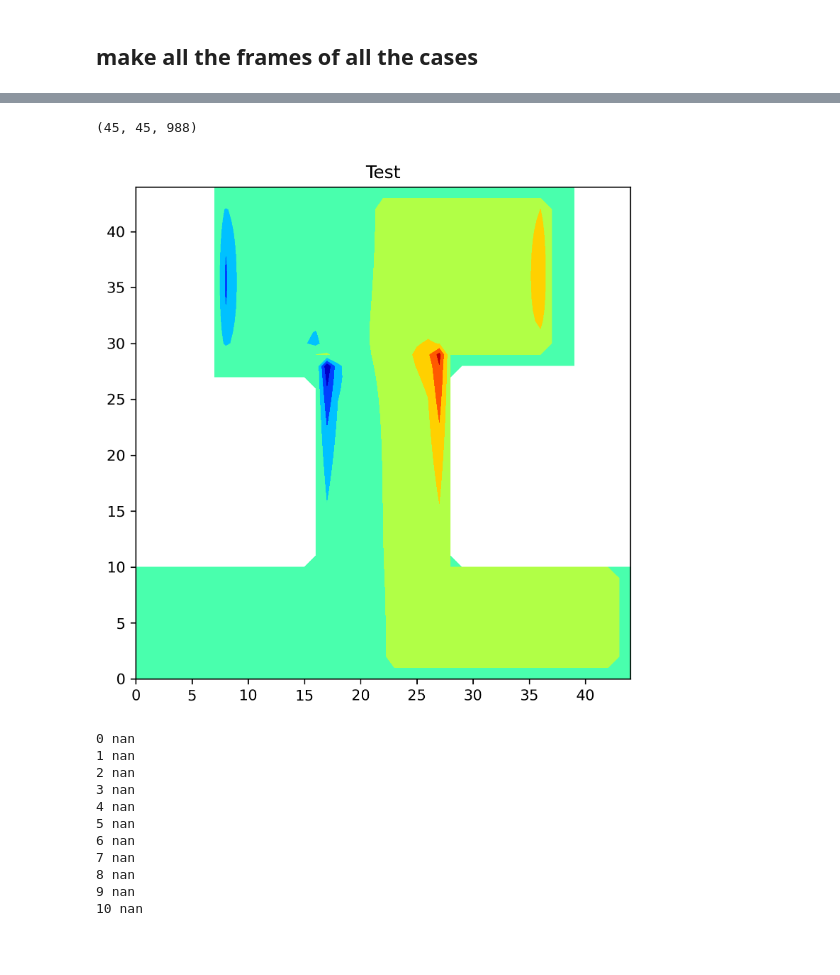
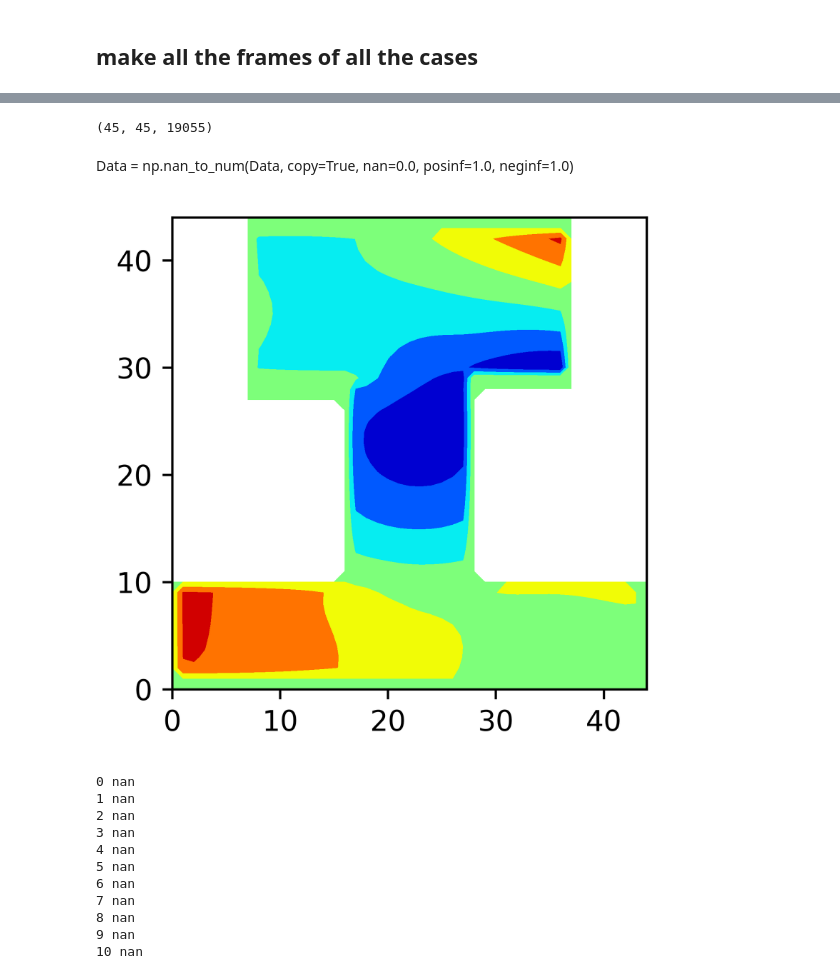
Before and after one commit to danchendrickson/3D_EFIT, a Jupyter notebook: MakeFingerPrintsFromPickles.ipynb, the cells around one changed output, grey strips where cells are left out. Cells and saved outputs as stored; diff of their text form; code cells hidden in the pictures; blank space fills up the shorter version.

Commit message:
Making cases for FP EFIT Paper

```diff
--- a/MakeFingerPrintsFromPickles.ipynb
+++ b/MakeFingerPrintsFromPickles.ipynb
@@ -60,9 +61,30 @@ else:
     asdfasdf
 # %% [markdown]
 ## Load data
+# %%
+Cases= [
+        'FlawTest1',
+        '20m10xTopHit',
+        'FlawTest0',
+        'FlawTest15a0',
+        'FlawTest15a1',
+        '20m10xTopHitForReal',
+        'BounceTest',
+        '20m10XRfRq',
+        'BounceTestBigger',
+        'ExtraBigTest',
+        '20m15xTopHit2',
+        'TestAbsorber' ,
+        '20m15xTopHit',
+        'TestAbsorberTies',
+        '20m15xLeftRub2',
+        'FlawRepeat',
+        'FlawRepeatRubbing',
+        'AlternateRubStandard'
+]
 # %%
-Case = 'BounceTestBigger'
-#Case = '20m10XRfRq'
+Case = Cases[17]
+
 
 CasesAtaTime = 2
 FilesAtTime = 5
@@ -146,4 +166,4 @@ for i in range(len(fileNames)):
 # %%
-fileIndex = 1
+fileIndex = 9
 # %%
 Data = getPreStrippedData(fileNames[fileIndex])
@@ -150,4 +177,6 @@ Data = getPreStrippedData(fileNames[fileIndex])
 # %%
 Data.shape
 # %% [output]
-(45, 45, 988)
+(45, 45, 19055)
+# %% [markdown]
+Data = np.nan_to_num(Data, copy=True, nan=0.0, posinf=1.0, neginf=1.0)
@@ -163,10 +193,10 @@ EMax = np.max(Data[xs:xe,:,ts:te])
 v = np.linspace(EMin, EMax, 30, endpoint=True)[0:20]
 # %%
-fig = plt.figure(figsize=(6,6), dpi=300)
-
-plt.contourf(Data[:,:,145].T, cmap=plt.cm.jet)
-plt.title('Test')
+fig = plt.figure(figsize=(3,3), dpi=600)
+t = 5000
+plt.contourf(Data[:,:,t].T, cmap=plt.cm.jet)
+#plt.title('Y Displacement at time step 5000 4 nodes from end')
 plt.show()
 # %% [output]
-[figure, old version]
+[figure, new version]
 # %%
```
Also changed, not shown: parts of 40 cells of this notebook, 12 other files.
